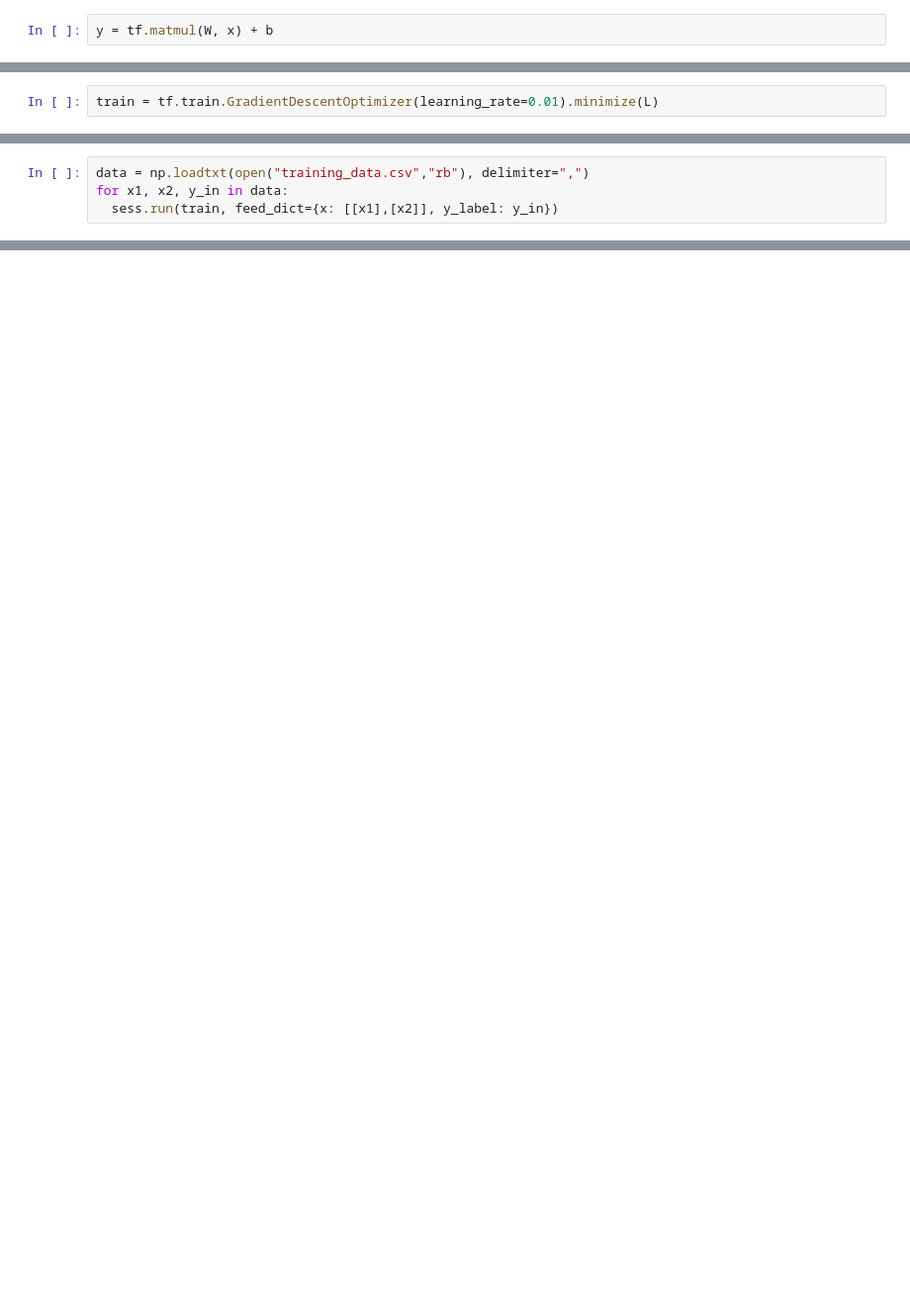
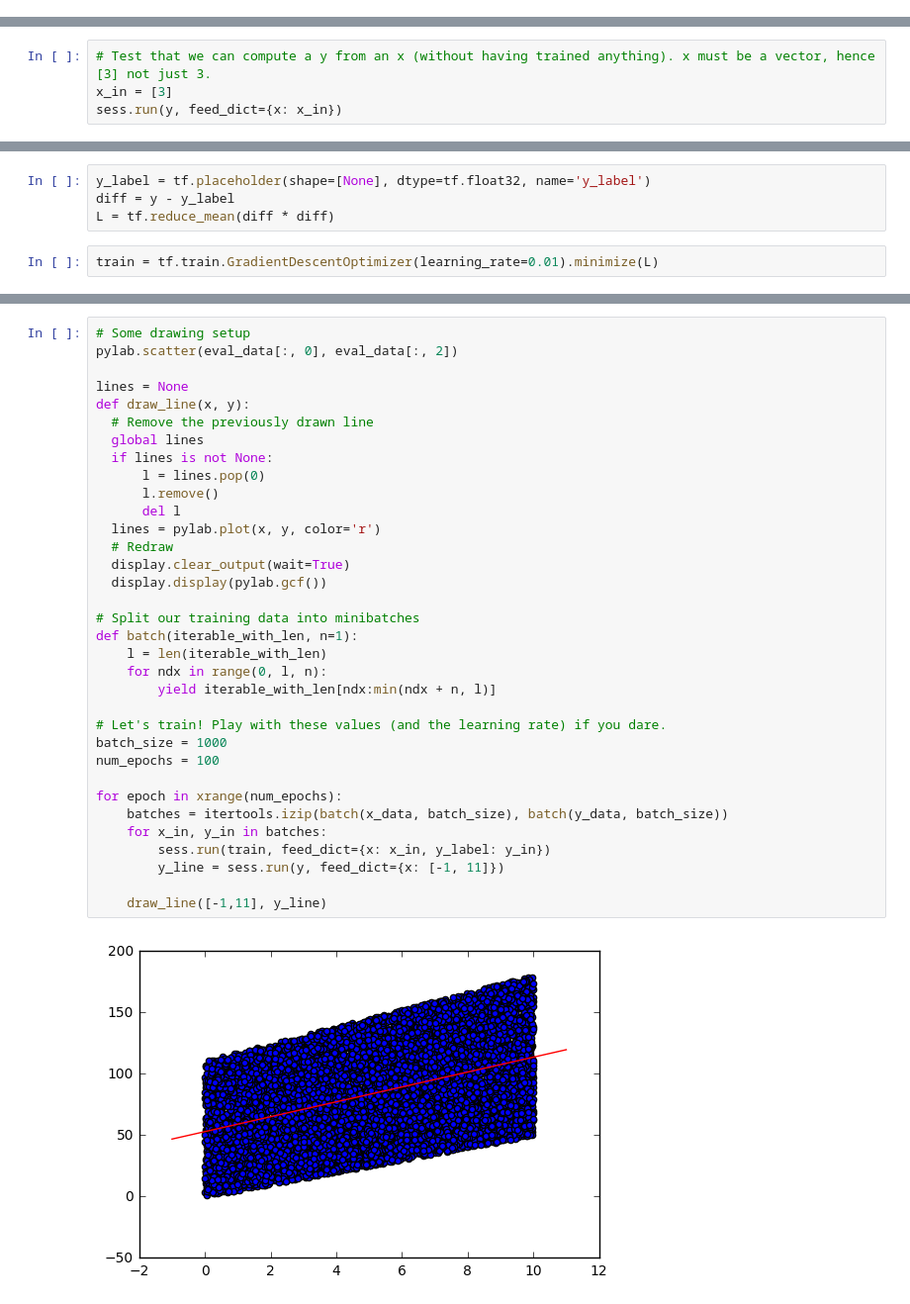
Before and after one commit to martinwicke/tensorflow-tutorial, a Jupyter notebook: 1_linear_model.ipynb, the cells around one changed output, grey strips where cells are left out. Shown at 99% size. Drawn from its saved outputs; the diff is of its cells as text; blank space fills up the shorter version.

```diff
--- a/1_linear_model.ipynb
+++ b/1_linear_model.ipynb
@@ -12,2 +31,0 @@ x = tf.placeholder(shape=[2,1], dtype=tf.float32, name='x')
-# %%
-y = tf.matmul(W, x) + b
@@ -29,0 +38,4 @@ L = ...
+# %%
+# Test that we can compute a y from an x (without having trained anything). x must be a vector, hence [3] not just 3.
+x_in = [3]
+sess.run(y, feed_dict={x: x_in})
@@ -30,3 +44,7 @@ L = ...
+# %%
+y_label = tf.placeholder(shape=[None], dtype=tf.float32, name='y_label')
+diff = y - y_label
+L = tf.reduce_mean(diff * diff)
 # %%
 train = tf.train.GradientDescentOptimizer(learning_rate=0.01).minimize(L)
 # %%
@@ -40,4 +53,0 @@ eval()
-# %%
-data = np.loadtxt(open("training_data.csv","rb"), delimiter=",")
-for x1, x2, y_in in data:
-  sess.run(train, feed_dict={x: [[x1],[x2]], y_label: y_in})
@@ -43,0 +59,36 @@ for x1, x2, y_in in data:
+# %%
+# Some drawing setup
+pylab.scatter(eval_data[:, 0], eval_data[:, 2])
+
+lines = None
+def draw_line(x, y):
+  # Remove the previously drawn line
+  global lines
+  if lines is not None:
+      l = lines.pop(0)
+      l.remove()
+      del l
+  lines = pylab.plot(x, y, color='r')
+  # Redraw
+  display.clear_output(wait=True)
+  display.display(pylab.gcf())
+
+# Split our training data into minibatches
+def batch(iterable_with_len, n=1):
+    l = len(iterable_with_len)
+    for ndx in range(0, l, n):
+        yield iterable_with_len[ndx:min(ndx + n, l)]
+
+# Let's train! Play with these values (and the learning rate) if you dare.
+batch_size = 1000
+num_epochs = 100
+
+for epoch in xrange(num_epochs):
+    batches = itertools.izip(batch(x_data, batch_size), batch(y_data, batch_size))
+    for x_in, y_in in batches:
+        sess.run(train, feed_dict={x: x_in, y_label: y_in})
+        y_line = sess.run(y, feed_dict={x: [-1, 11]})
+
+    draw_line([-1,11], y_line)
+# %% [output]
+[figure, added]
```
Also changed, not shown: parts of 30 cells of this notebook, 2 other files.
